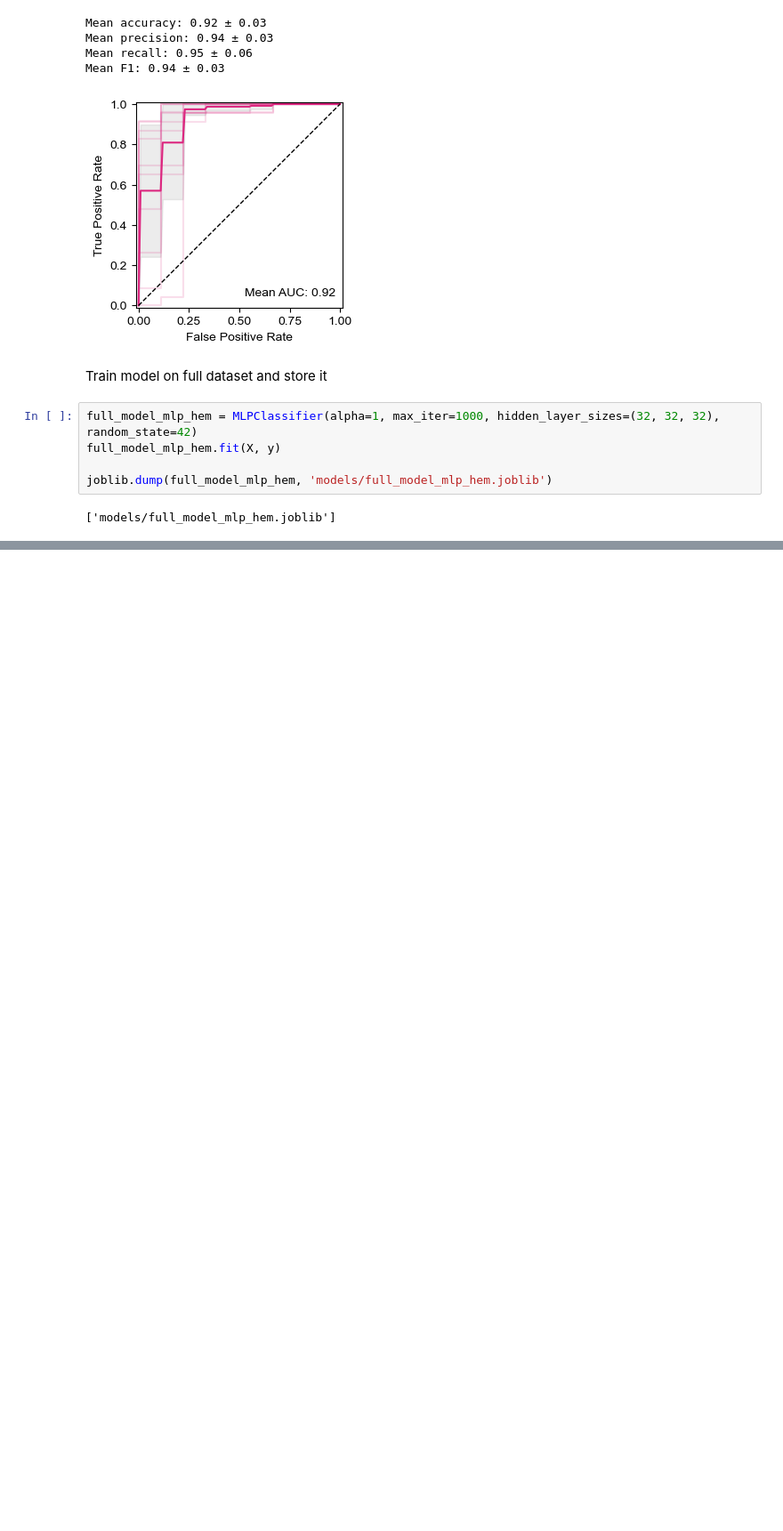
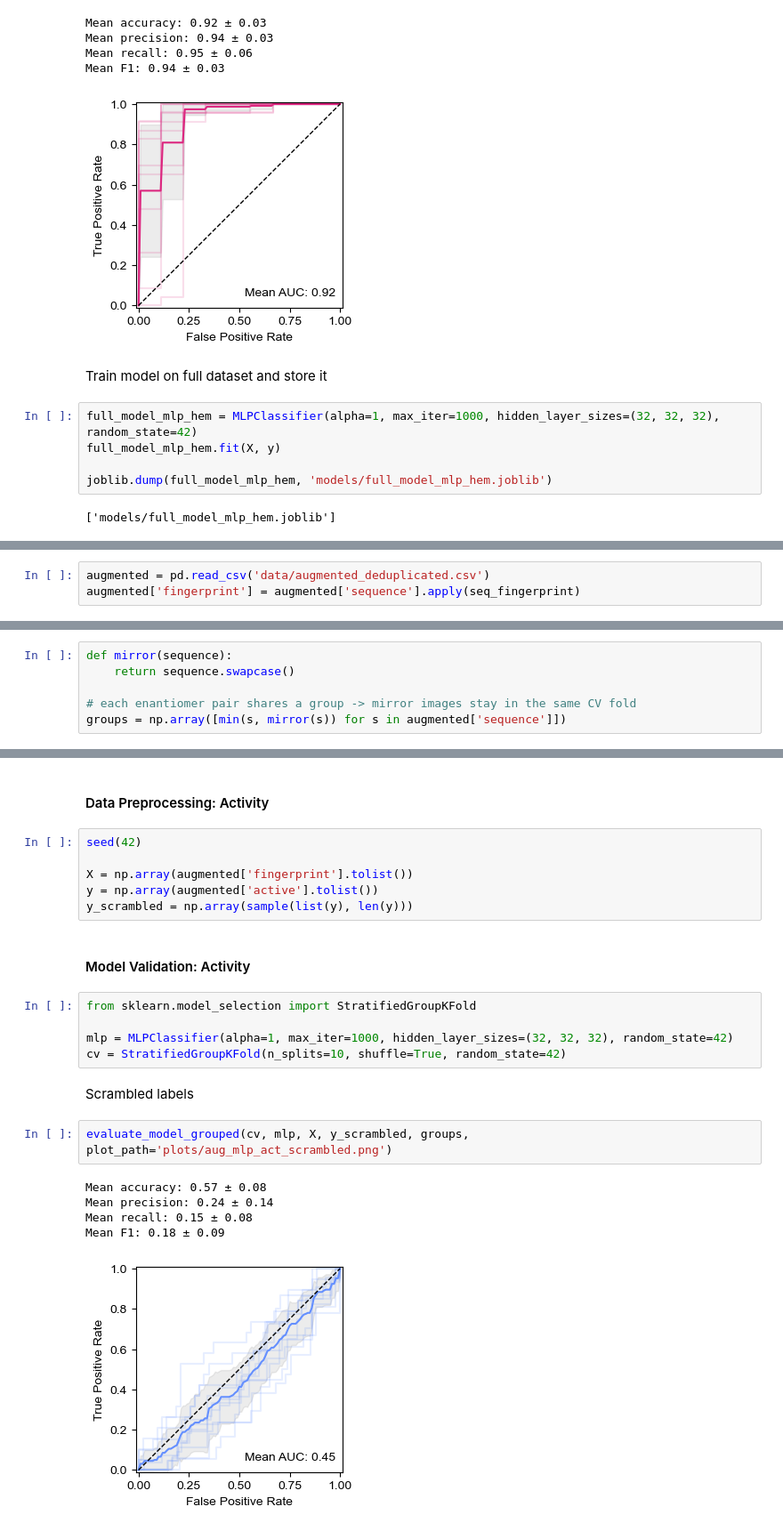
Before and after one commit to MaedehDarsaraee/ln65-stereoisomer-ML, a Jupyter notebook: 01_model_eval.ipynb, the cells around one changed output, grey strips where cells are left out. Shown at 89% size. Cells and saved outputs as stored; diff of their text form; blank space fills up the shorter version.

Commit message:
Add augmented model (620) mirror-aware training and evaluation to 01_model_eval

```diff
--- a/01_model_eval.ipynb
+++ b/01_model_eval.ipynb
@@ -335,0 +342,3 @@ joblib.dump(full_model_mlp_hem, 'models/full_model_mlp_hem.joblib')
+# %%
+augmented = pd.read_csv('data/augmented_deduplicated.csv')
+augmented['fingerprint'] = augmented['sequence'].apply(seq_fingerprint)
@@ -335,0 +349,6 @@ joblib.dump(full_model_mlp_hem, 'models/full_model_mlp_hem.joblib')
+# %%
+def mirror(sequence):
+    return sequence.swapcase()
+
+# each enantiomer pair shares a group -> mirror images stay in the same CV fold
+groups = np.array([min(s, mirror(s)) for s in augmented['sequence']])
@@ -335,0 +425,25 @@ joblib.dump(full_model_mlp_hem, 'models/full_model_mlp_hem.joblib')
+# %% [markdown]
+#### Data Preprocessing: Activity
+# %%
+seed(42)
+
+X = np.array(augmented['fingerprint'].tolist())
+y = np.array(augmented['active'].tolist())
+y_scrambled = np.array(sample(list(y), len(y)))
+# %% [markdown]
+#### Model Validation: Activity
+# %%
+from sklearn.model_selection import StratifiedGroupKFold
+
+mlp = MLPClassifier(alpha=1, max_iter=1000, hidden_layer_sizes=(32, 32, 32), random_state=42)
+cv = StratifiedGroupKFold(n_splits=10, shuffle=True, random_state=42)
+# %% [markdown]
+Scrambled labels
+# %%
+evaluate_model_grouped(cv, mlp, X, y_scrambled, groups, plot_path='plots/aug_mlp_act_scrambled.png')
+# %% [output]
+Mean accuracy: 0.57 ± 0.08
+Mean precision: 0.24 ± 0.14
+Mean recall: 0.15 ± 0.08
+Mean F1: 0.18 ± 0.09
+[figure, added]
```
Also changed, not shown: parts of 19 cells of this notebook, 7 other files.
